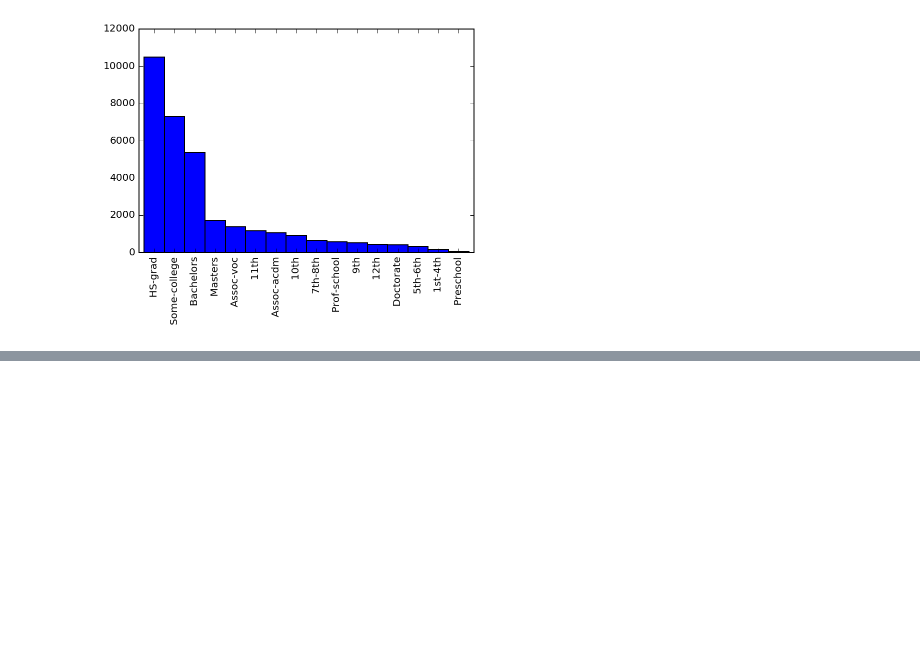
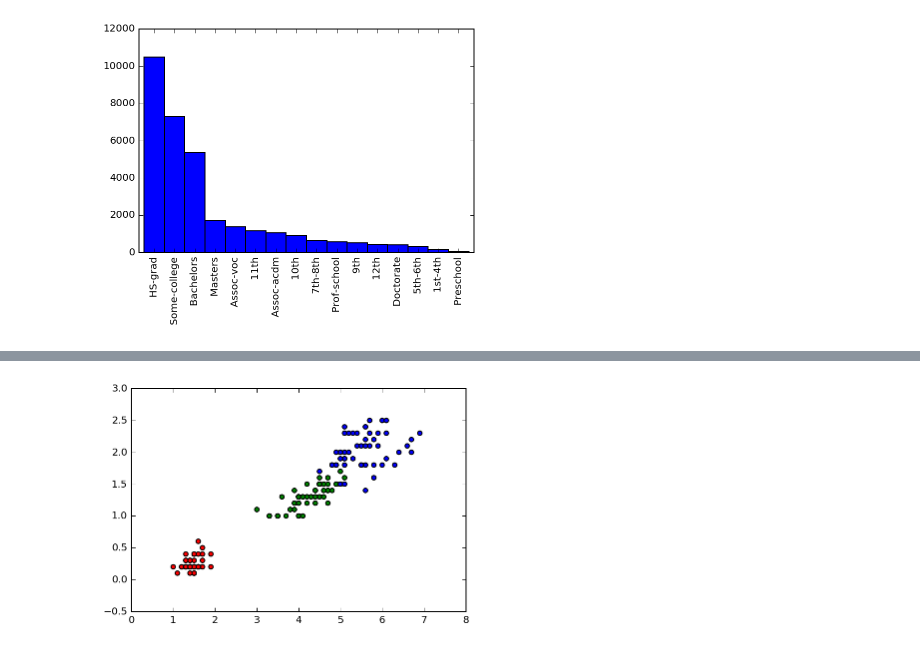
Before and after one commit to croach/oreilly-matplotlib-course, a Jupyter notebook: 08 - The matplotlib Ecosystem/0802 - Pandas.ipynb, the cells around one changed output, grey strips where cells are left out. Drawn from its saved outputs; the diff is of its cells as text; code cells hidden in the pictures; blank space fills up the shorter version.

Commit message:
Finished the pandas script (0802)

```diff
--- a/08 - The matplotlib Ecosystem/0802 - Pandas.ipynb
+++ b/08 - The matplotlib Ecosystem/0802 - Pandas.ipynb
@@ -98,0 +97,2 @@ df.education.value_counts().plot.bar(width=1);
+# %%
+df = pd.read_csv('https://raw.githubusercontent.com/pydata/pandas/master/pandas/tests/data/iris.csv')
@@ -98,0 +101,4 @@ df.education.value_counts().plot.bar(width=1);
+# %%
+names = df.Name.unique()
+colors = ['red', 'green', 'blue']
+cmap = dict(zip(names, colors))
@@ -98,0 +109,4 @@ df.education.value_counts().plot.bar(width=1);
+# %%
+plt.scatter(x='PetalLength', y='PetalWidth', data=df, c=df.Name.apply(lambda name: cmap[name]));
+# %% [output]
+[figure, added]
```
Also changed, not shown: parts of 17 cells of this notebook.
